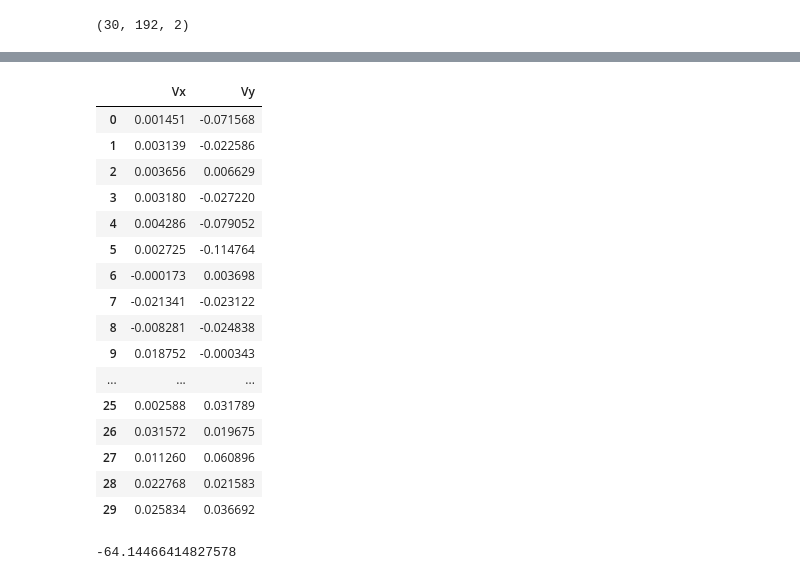
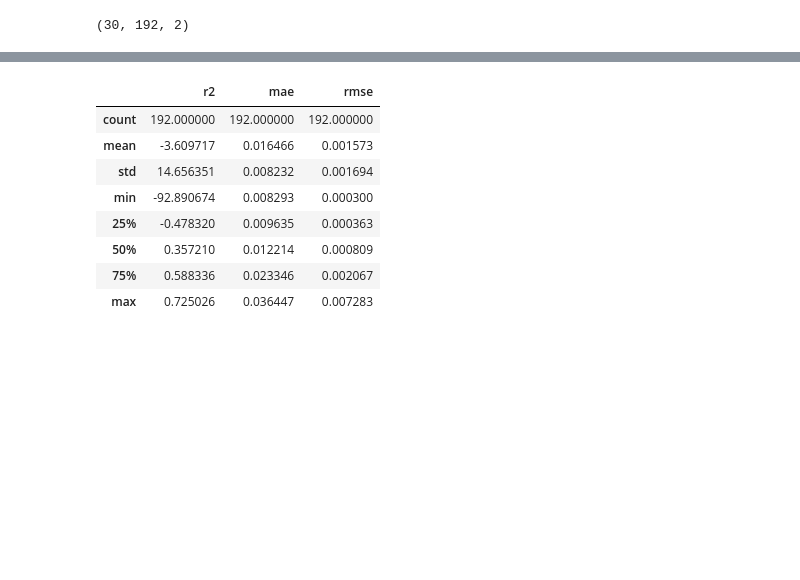
Before and after one commit to yfhkucing/experiment_bms, a Jupyter notebook: visualisasi_vxvy_30_edit2.ipynb, the cells around one changed output, grey strips where cells are left out. Drawn from its saved outputs; the diff is of its cells as text; code cells hidden in the pictures; blank space fills up the shorter version.

```diff
--- a/visualisasi_vxvy_30_edit2.ipynb
+++ b/visualisasi_vxvy_30_edit2.ipynb
@@ -279,3 +271,3 @@ def kec_angin(y,scenarios):
 # %%
-a = kec_angin(np.array(df_y),10)
+a = kec_angin(np.array(df_y),105)
 a.drop(['koor_x','koor_y'],axis=1)
@@ -300,25 +274,36 @@ a.drop(['koor_x','koor_y'],axis=1)
 # %%
-b = kec_angin(np.array(df_y_predict),10)
+b = kec_angin(np.array(df_y_predict),105)
 b.drop(['koor_x','koor_y'],axis=1)
-# %% [output]
-|  | Vx | Vy |
-| 0 | 0.001451 | -0.071568 |
-| 1 | 0.003139 | -0.022586 |
-| 2 | 0.003656 | 0.006629 |
-| 3 | 0.003180 | -0.027220 |
-| 4 | 0.004286 | -0.079052 |
-| 5 | 0.002725 | -0.114764 |
-| 6 | -0.000173 | 0.003698 |
-| 7 | -0.021341 | -0.023122 |
-| 8 | -0.008281 | -0.024838 |
-| 9 | 0.018752 | -0.000343 |
-| ... | ... | ... |
-| 25 | 0.002588 | 0.031789 |
-| 26 | 0.031572 | 0.019675 |
-| 27 | 0.011260 | 0.060896 |
-| 28 | 0.022768 | 0.021583 |
-| 29 | 0.025834 | 0.036692 |
-# %%
-r2(a,b)
-# %% [output]
--64.14466414827578
+# %%
+#error per skenario
+
+r_squared = []
+abs_error = []
+sqrt_error = []
+indexing = 0,1
+for i in range(192):
+  a = kec_angin(np.array(df_y),i)
+  a.drop(['koor_x','koor_y'],axis=1)
+  b = kec_angin(np.array(df_y_predict),i)
+  b.drop(['koor_x','koor_y'],axis=1)
+  r_squared.append(r2(a,b))
+  abs_error.append(mae(a,b))
+  sqrt_error.append(mse(a,b))
+
+error = pd.DataFrame(r_squared,columns=['r2'])
+abs_error = pd.DataFrame(abs_error,columns=['mae'])
+sqrt_error = pd.DataFrame(sqrt_error,columns=['rmse'])
+error = error.join(abs_error)
+error = error.join(sqrt_error)
+# %%
+error.describe()
+# %% [output]
+|  | r2 | mae | rmse |
+| count | 192.000000 | 192.000000 | 192.000000 |
+| mean | -3.609717 | 0.016466 | 0.001573 |
+| std | 14.656351 | 0.008232 | 0.001694 |
+| min | -92.890674 | 0.008293 | 0.000300 |
+| 25% | -0.478320 | 0.009635 | 0.000363 |
+| 50% | 0.357210 | 0.012214 | 0.000809 |
+| 75% | 0.588336 | 0.023346 | 0.002067 |
+| max | 0.725026 | 0.036447 | 0.007283 |
```
Also changed, not shown: parts of 9 cells of this notebook.
